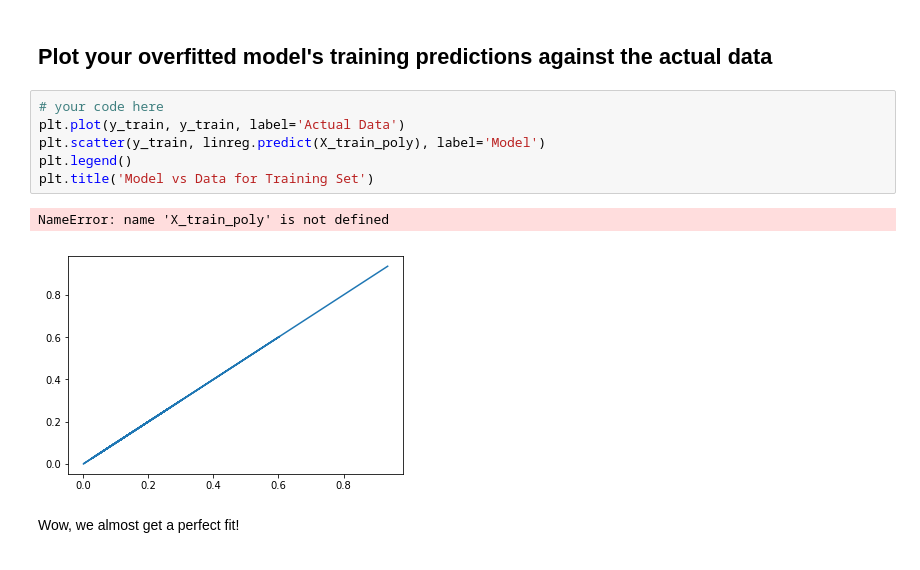
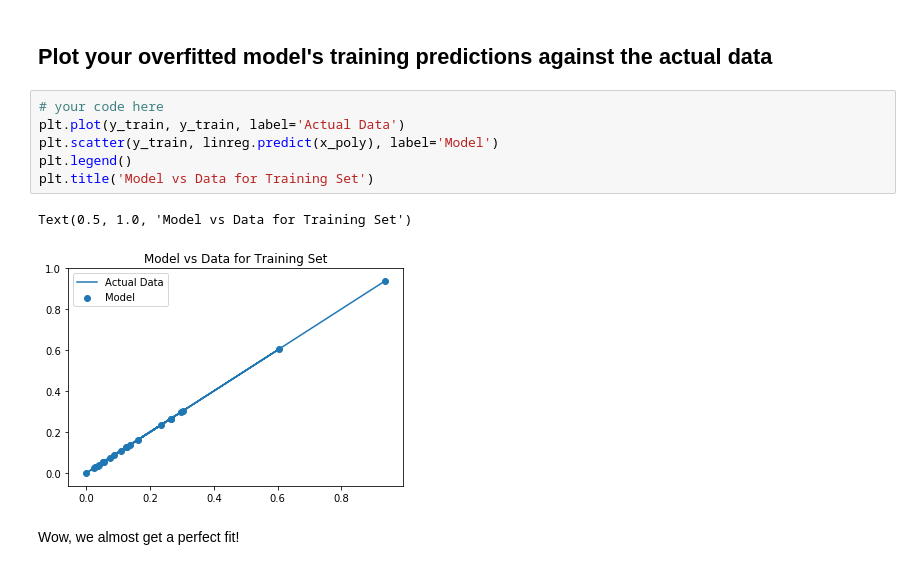
Before and after one commit to jmt0221/dsc-bias-variance-trade-off-lab-nyc-ds-082619, a Jupyter notebook: index.ipynb, the cells around one changed output. Saved outputs shown, nothing was run; the diff lists cells and outputs as text.

```diff
--- a/index.ipynb
+++ b/index.ipynb
@@ -163,12 +163,12 @@ LinearRegression(copy_X=True, fit_intercept=True, n_jobs=None,
 # %%
 # your code here
 plt.plot(y_train, y_train, label='Actual Data')
-plt.scatter(y_train, linreg.predict(X_train_poly), label='Model')
+plt.scatter(y_train, linreg.predict(x_poly), label='Model')
 plt.legend()
 plt.title('Model vs Data for Training Set')
 # %% [output]
-NameError: name 'X_train_poly' is not defined
+Text(0.5, 1.0, 'Model vs Data for Training Set')
-[figure, old version]
+[figure, new version]
 # %% [markdown]
 Wow, we almost get a perfect fit!
 # %% [markdown]
```
